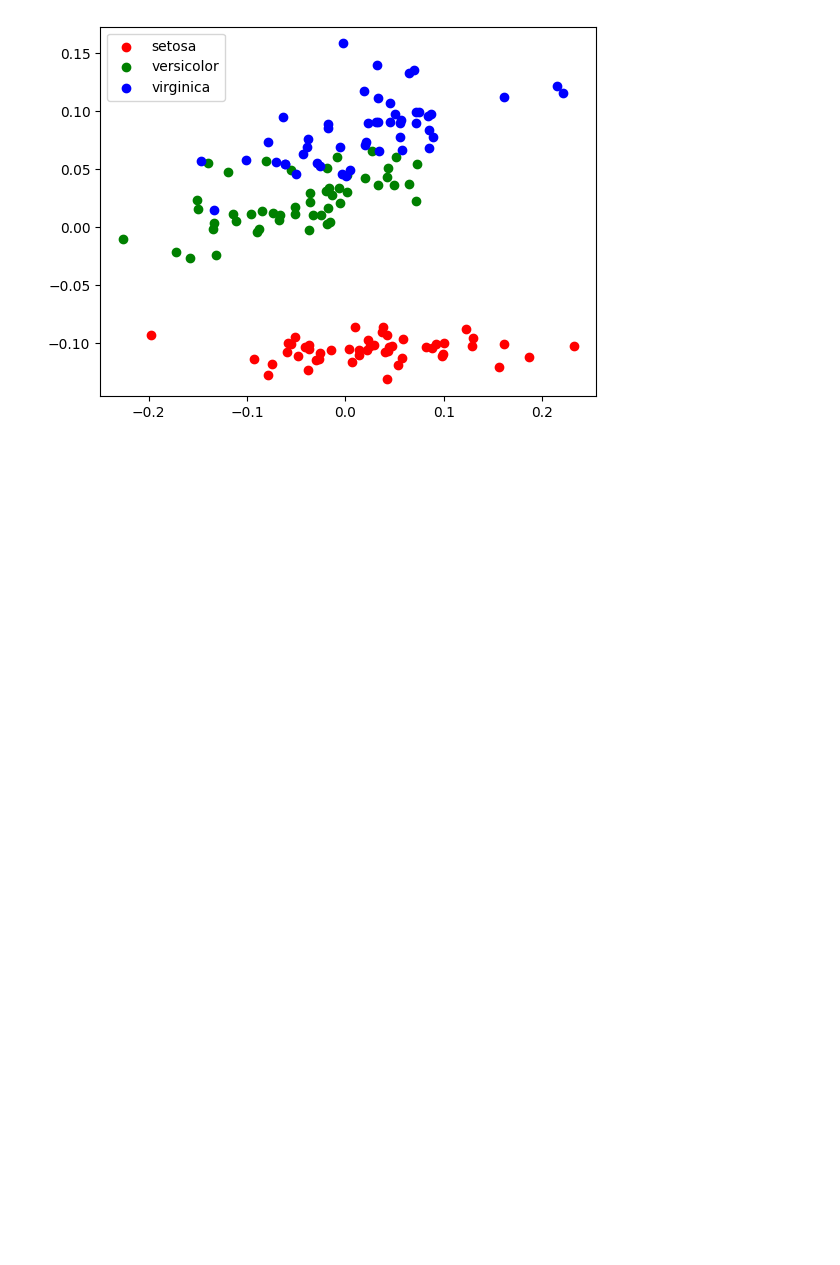
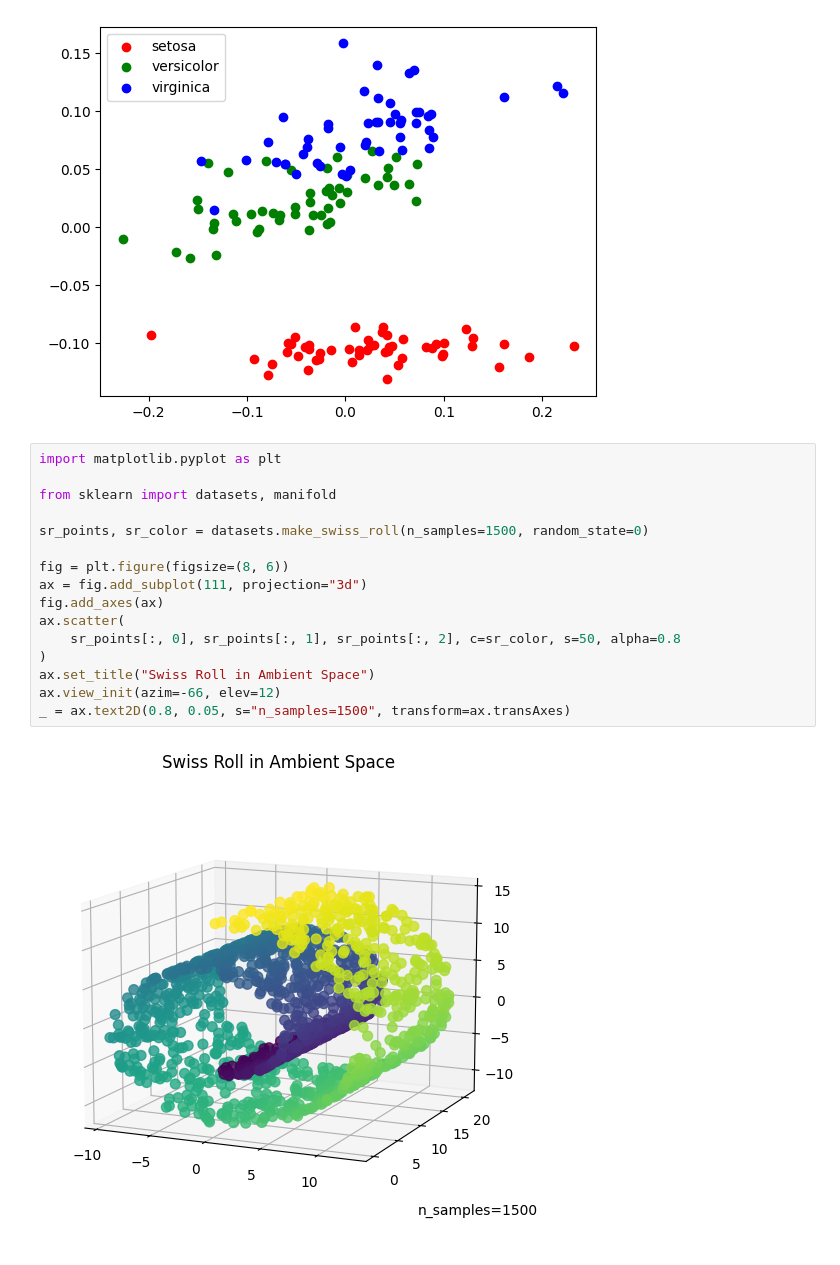
Before and after one commit to clionelove123/Machine_Learning, a Jupyter notebook: ML_Chap_06_Practice_w)sklearn.ipynb, the cells around one changed output. Drawn from its saved outputs; the diff is of its cells as text; blank space fills up the shorter version.

```diff
--- a/ML_Chap_06_Practice_w)sklearn.ipynb
+++ b/ML_Chap_06_Practice_w)sklearn.ipynb
@@ -284,3 +284,21 @@ plt.show()
  [ 0.00141335  0.02778317]
  [ 0.00505583  0.02712844]]
 [figure]
+# %%
+import matplotlib.pyplot as plt
+
+from sklearn import datasets, manifold
+
+sr_points, sr_color = datasets.make_swiss_roll(n_samples=1500, random_state=0)
+
+fig = plt.figure(figsize=(8, 6))
+ax = fig.add_subplot(111, projection="3d")
+fig.add_axes(ax)
+ax.scatter(
+    sr_points[:, 0], sr_points[:, 1], sr_points[:, 2], c=sr_color, s=50, alpha=0.8
+)
+ax.set_title("Swiss Roll in Ambient Space")
+ax.view_init(azim=-66, elev=12)
+_ = ax.text2D(0.8, 0.05, s="n_samples=1500", transform=ax.transAxes)
+# %% [output]
+[figure, added]
```
Also changed, not shown: parts of 1 cell of this notebook.
